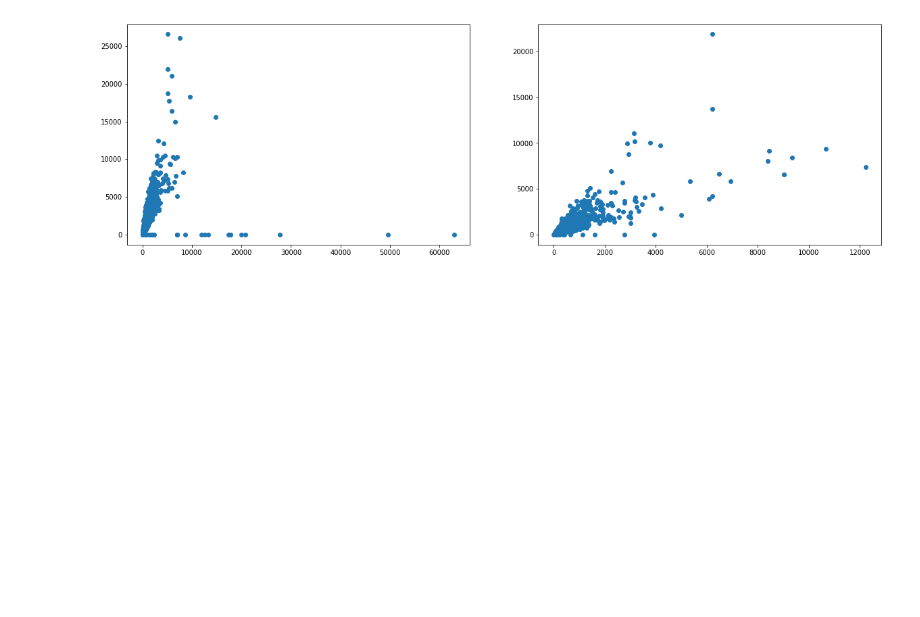
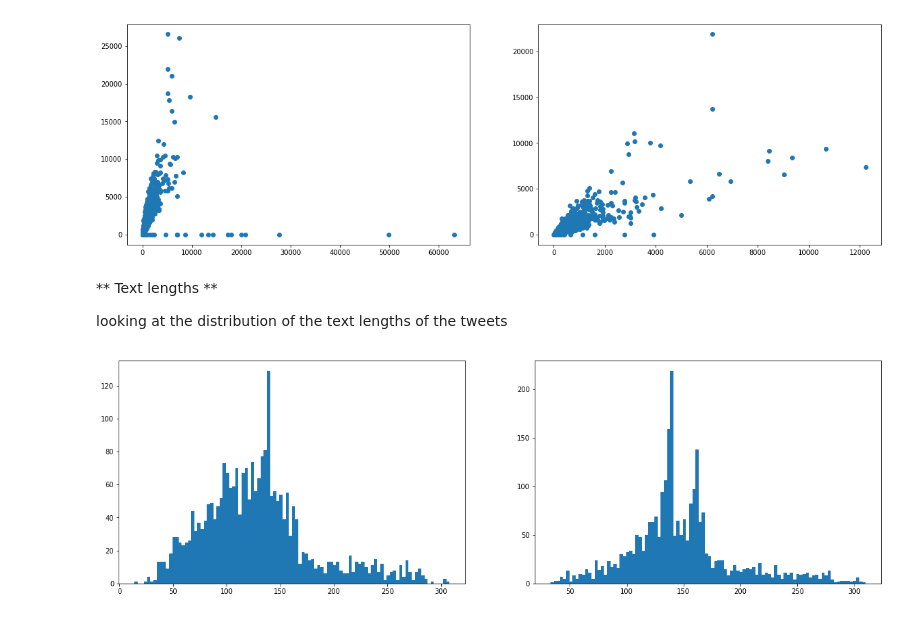
Before and after one commit to alsnkline/TwitterExploration, a Jupyter notebook: Twitter Exploration.ipynb, the cells around one changed output. Cells and saved outputs as stored; diff of their text form; code cells hidden in the pictures; blank space fills up the shorter version.

```diff
--- a/Twitter Exploration.ipynb
+++ b/Twitter Exploration.ipynb
@@ -290,3 +365,24 @@ plt.title = 'Democrat tweets'
 plt.show()
 # %% [output]
 [figure]
+# %% [markdown]
+** Text lengths **
+
+looking at the distribution of the text lengths of the tweets
+# %%
+plt.rcParams["figure.figsize"] = (20,6)
+
+rep['text_len'] = rep['text'].apply(len)
+dem['text_len'] = dem['text'].apply(len)
+
+plt.subplot(1,2,1)
+plt.hist(rep['text_len'], bins=100)
+plt.title = 'Republican tweets'
+
+plt.subplot(1,2,2)
+plt.hist(dem['text_len'], bins=100)
+plt.title = 'Democrat tweets'
+
+plt.show()
+# %% [output]
+[figure, added]
```
Also changed, not shown: parts of 22 cells of this notebook.
